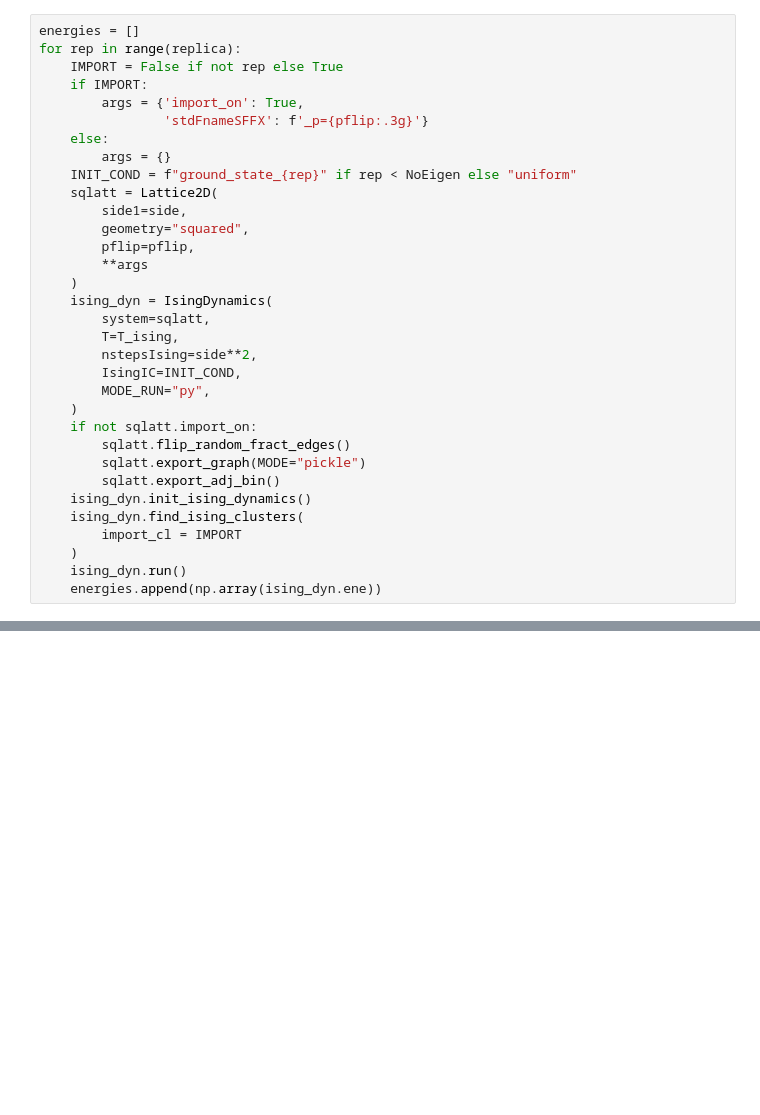
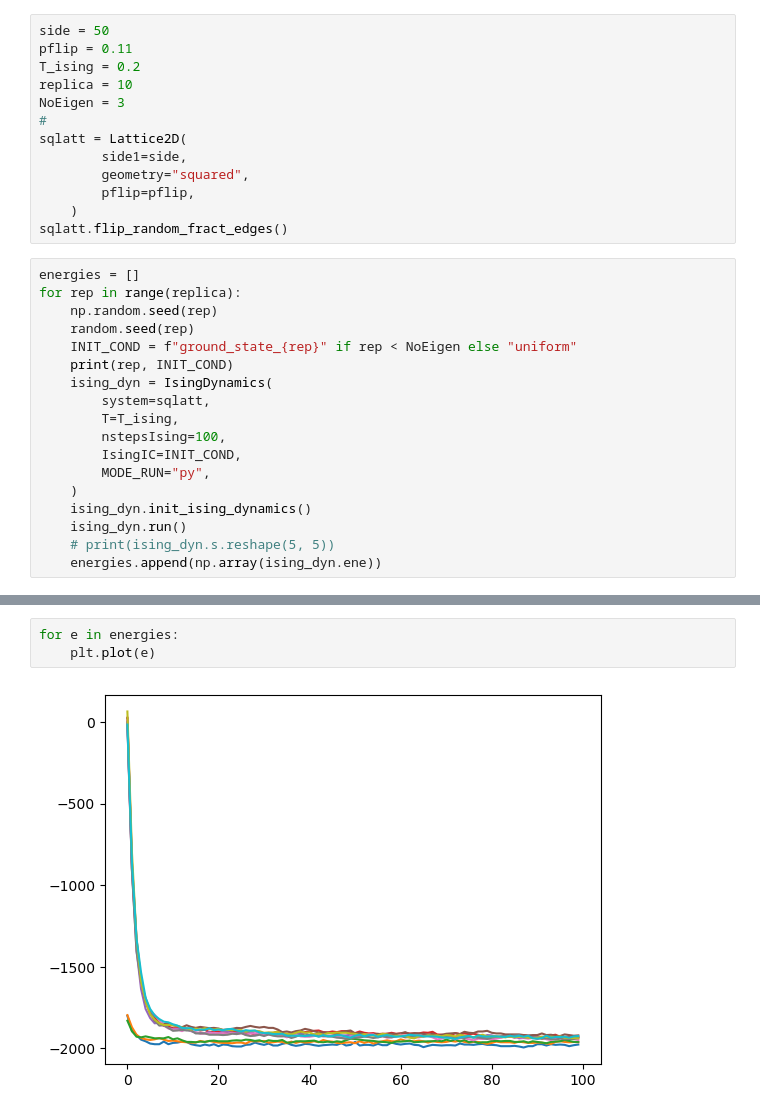
Before and after one commit to giulioiannelli/lrgsglib-public, a Jupyter notebook: notebooks/lattc2dsq_IsingDynamics_energy_comparison.ipynb, the cells around one changed output, grey strips where cells are left out. Cells and saved outputs as stored; diff of their text form; blank space fills up the shorter version.

```diff
--- a/notebooks/lattc2dsq_IsingDynamics_energy_comparison.ipynb
+++ b/notebooks/lattc2dsq_IsingDynamics_energy_comparison.ipynb
@@ -18,34 +12,32 @@ NoEigen = 5
+# %%
+side = 50
+pflip = 0.11
+T_ising = 0.2
+replica = 10
+NoEigen = 3
+#
+sqlatt = Lattice2D(
+        side1=side,
+        geometry="squared",
+        pflip=pflip,
+    )
+sqlatt.flip_random_fract_edges()
 # %%
 energies = []
 for rep in range(replica):
-    IMPORT = False if not rep else True
-    if IMPORT:
-        args = {'import_on': True,
-                'stdFnameSFFX': f'_p={pflip:.3g}'}
-    else:
-        args = {}
+    np.random.seed(rep)
+    random.seed(rep)
     INIT_COND = f"ground_state_{rep}" if rep < NoEigen else "uniform"
-    sqlatt = Lattice2D(
-        side1=side,
-        geometry="squared",
-        pflip=pflip,
-        **args
-    )
+    print(rep, INIT_COND)
     ising_dyn = IsingDynamics(
         system=sqlatt,
         T=T_ising,
-        nstepsIsing=side**2,
+        nstepsIsing=100,
         IsingIC=INIT_COND,
         MODE_RUN="py",
     )
-    if not sqlatt.import_on:
-        sqlatt.flip_random_fract_edges()
-        sqlatt.export_graph(MODE="pickle")
-        sqlatt.export_adj_bin()
     ising_dyn.init_ising_dynamics()
-    ising_dyn.find_ising_clusters(
-        import_cl = IMPORT
-    )
     ising_dyn.run()
+    # print(ising_dyn.s.reshape(5, 5))
     energies.append(np.array(ising_dyn.ene))
 # %% [output]
@@ -52,0 +54,5 @@ KeyboardInterrupt:
+# %%
+for e in energies:
+    plt.plot(e)
+# %% [output]
+[figure, added]
```
Also changed, not shown: parts of 5 cells of this notebook, 5 other files.
